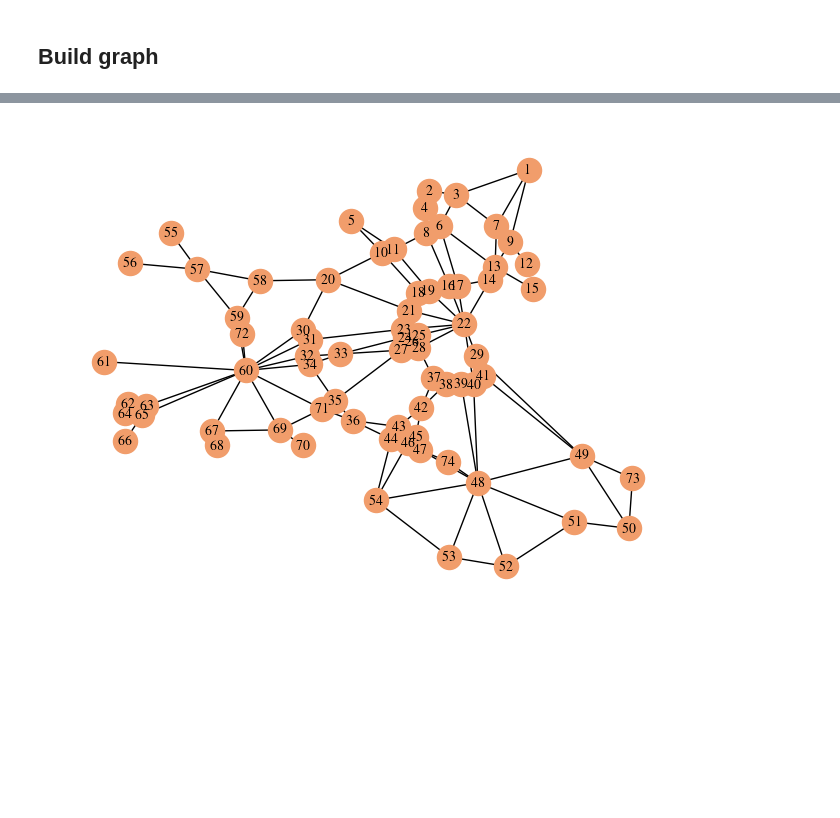
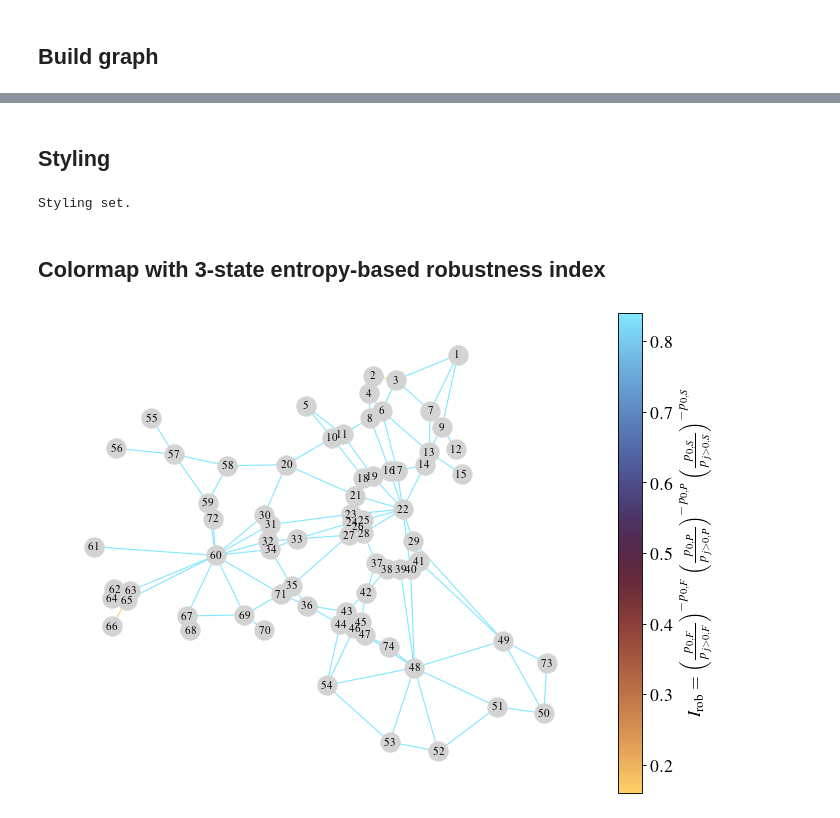
Before and after one commit to jieunbyun/tsum, a Jupyter notebook: demos/ema_accessible_population/s04_plots.ipynb, the cells around one changed output, grey strips where cells are left out. Drawn from its saved outputs; the diff is of its cells as text; code cells hidden in the pictures; blank space fills up the shorter version.

Commit message:
Minor visuals

```diff
--- a/demos/ema_accessible_population/s04_plots.ipynb
+++ b/demos/ema_accessible_population/s04_plots.ipynb
@@ -16,13 +16,12 @@ from ndtools.graphs import build_graph
 ## Load data
 # %%
 DATASET = Path("data")
+OUTPUT = Path("post-processing")
 
 nodes = json.loads((DATASET / "nodes.json").read_text(encoding="utf-8"))
 edges = json.loads((DATASET / "edges.json").read_text(encoding="utf-8"))
 probs_dict = json.loads((DATASET / "probs_eq.json").read_text(encoding="utf-8"))
-cond_sys_probs_dict = json.loads((DATASET / "cond_sys_probs.json").read_text(encoding="utf-8"))
-sys_probs_dict = json.loads((DATASET / "sys_probs.json").read_text(encoding="utf-8"))
-robustness_indices_dict = json.loads((DATASET / "robustness_indices.json").read_text(encoding="utf-8"))
+robustness_indices = json.loads((DATASET / "robustness_indices.json").read_text(encoding="utf-8"))
 
 print("Data loaded from data/")
 # %% [output]
@@ -57,19 +70,72 @@ print(numeric_edge_labels)
+# %% [markdown]
+## Styling
 # %%
 # Styling
 plt.rcParams['text.usetex'] = True
 plt.rcParams['font.size'] = 16
 plt.rc('font', family='times')
+
+print("Styling set.")
+# %% [output]
+Styling set.
+# %% [markdown]
+## Colormap with 3-state entropy-based robustness index
 # %%
-node_color = [cm.batlowS(4)]
-plt.figure()
+# --- parameters ---
+ROB_MIN, ROB_MAX = 0.16, 0.84
+ROB_RANGE = ROB_MAX - ROB_MIN
+
+# Node color
+node_color = "lightgray"
+
+# Edge colors by robustness index, clipped to [ROB_MIN, ROB_MAX]
+rob_by_eid = {d["Component"]: float(d["Robustness Index"]) for d in robustness_indices}
+
+edges_sorted = sorted(G_base.edges(data=True), key=lambda e: int(e[2]["eid"][1:]))
+edgelist = [(u, v) for (u, v, _) in edges_sorted]
+
+def clip(x, lo=ROB_MIN, hi=ROB_MAX):
+    return lo if x < lo else hi if x > hi else x
+
+edge_colors = [cm.managua((clip(rob_by_eid[eid]) - ROB_MIN) / ROB_RANGE)
+               for (_, _, data) in edges_sorted
+               for eid in [data["eid"]]]
+
+# Plot size
+plt.figure(figsize=plt.figaspect(0.8)*1.25, dpi=80)
+
+# Draw graph
 nx.draw(G_base, pos,
+        edgelist=edgelist,
         horizontalalignment='center',
         verticalalignment='center',
         labels=numeric_node_labels,
         with_labels=True,
         font_size=10,
         font_color='black',
         node_color=(node_color if node_color is not None else 'lightgrey'),
+        edge_color=edge_colors
         )
+
+# # Draw edge labels
+# nx.draw_networkx_edge_labels(G_base, pos,
+#                              edge_labels=numeric_edge_labels,
+#                              font_size=8,
+#                              rotate=False)
+
+# Colorbar
+fig = plt.gcf()
+ax = plt.gca()
+sm = plt.cm.ScalarMappable(cmap=cm.managua, norm=plt.Normalize(vmin=ROB_MIN, vmax=ROB_MAX))
+sm.set_array([])
+fig.colorbar(sm, ax=ax, fraction=0.046, pad=0.04, label=r"$I_{\mathrm{rob}} = \left(\frac{p_{0,F}}{p_{j>0,F}}\right)^{-p_{0,F}} \left(\frac{p_{0,P}}{p_{j>0,P}}\right)^{-p_{0,P}} \left(\frac{p_{0,S}}{p_{j>0,S}}\right)^{-p_{0,S}}$")
+
+# Adjust layout
+plt.tight_layout(rect=[0, 0, 0.90, 1])
+
+# Save figure
+plt.savefig(OUTPUT / "network_Irob.pdf", dpi=300, bbox_inches='tight')
+
+plt.show()
 # %% [output]
-[figure, old version]
+[figure, new version]
```
Also changed, not shown: parts of 6 cells of this notebook.
